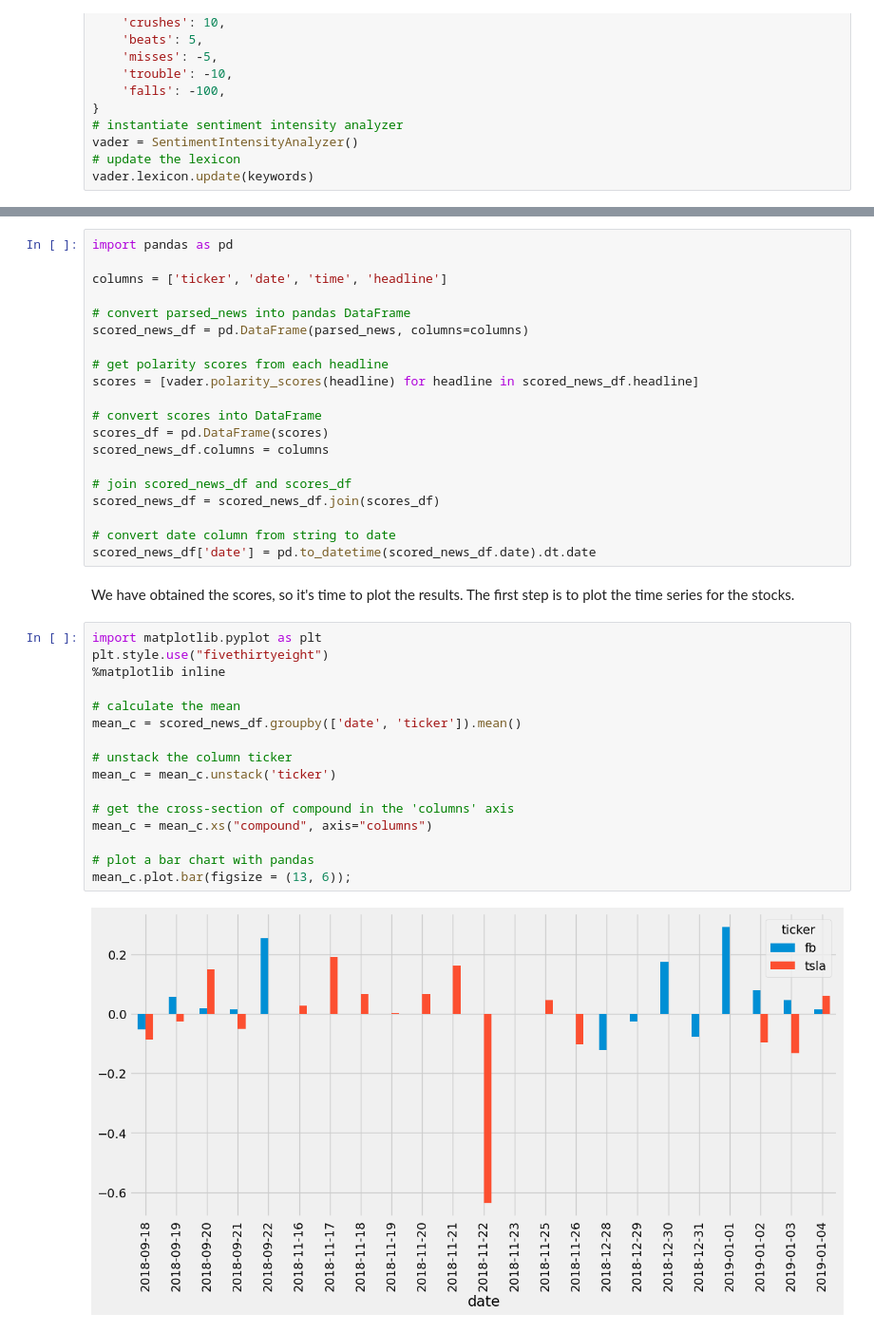
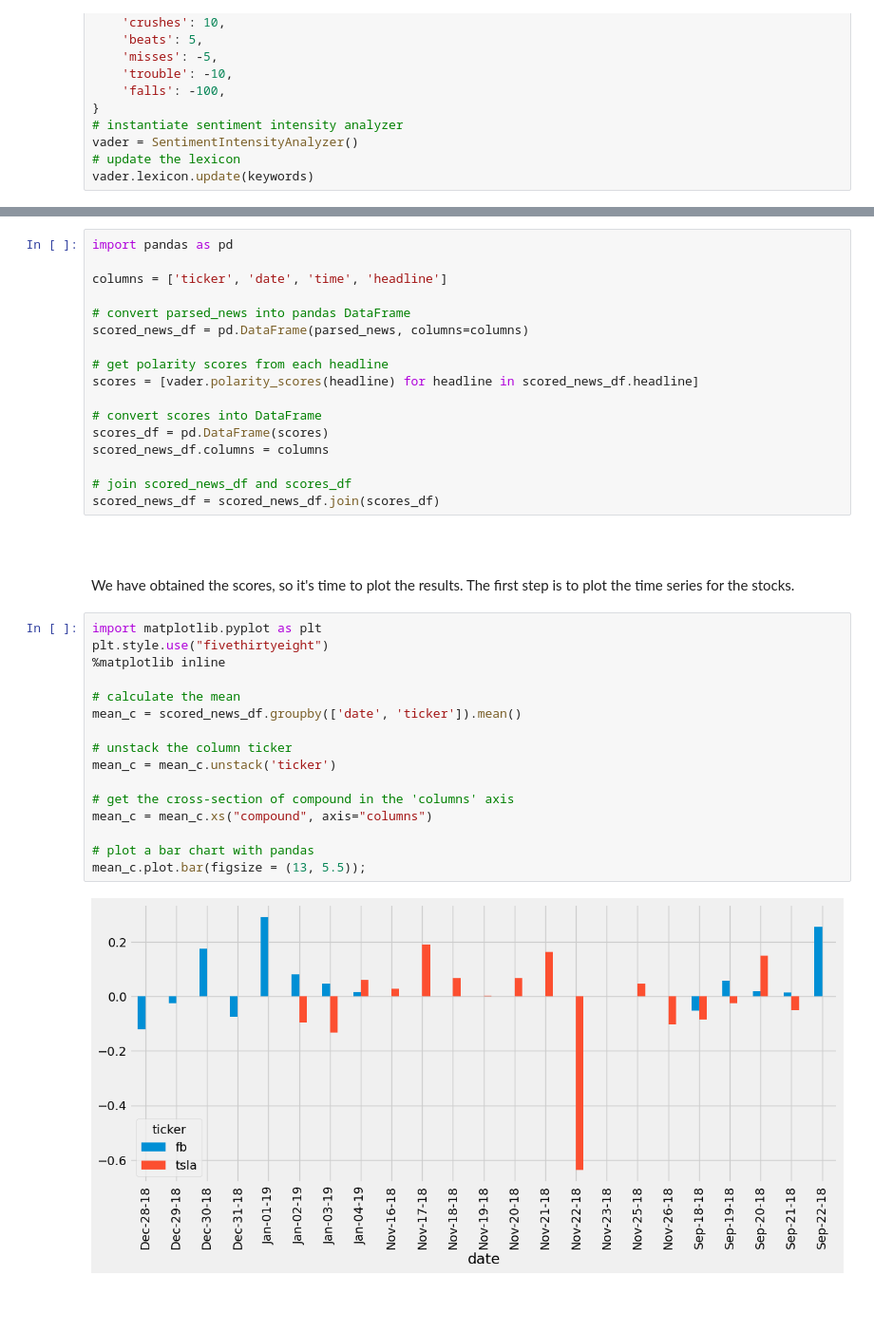
Before and after one commit to danielxu04/stock-sentiment, a Jupyter notebook: notebook.ipynb, the cells around one changed output, grey strips where cells are left out. Shown at 95% size. Saved outputs shown, nothing was run; the diff lists cells and outputs as text; blank space fills up the shorter version.

Commit message:
facebook day-trade visualization

```diff
--- a/notebook.ipynb
+++ b/notebook.ipynb
@@ -111,27 +116,24 @@ scored_news_df.columns = columns
 
 # join scored_news_df and scores_df
 scored_news_df = scored_news_df.join(scores_df)
-
-# convert date column from string to date
-scored_news_df['date'] = pd.to_datetime(scored_news_df.date).dt.date
 # %% [markdown]
-We have obtained the scores, so it's time to plot the results. The first step is to plot the time series for the stocks.
+<br /><br />We have obtained the scores, so it's time to plot the results. The first step is to plot the time series for the stocks.<br />
 # %%
 import matplotlib.pyplot as plt
 plt.style.use("fivethirtyeight")
 %matplotlib inline
 
 # calculate the mean
 mean_c = scored_news_df.groupby(['date', 'ticker']).mean()
 
 # unstack the column ticker
 mean_c = mean_c.unstack('ticker')
 
 # get the cross-section of compound in the 'columns' axis
 mean_c = mean_c.xs("compound", axis="columns")
 
 # plot a bar chart with pandas
-mean_c.plot.bar(figsize = (13, 6));
+mean_c.plot.bar(figsize = (13, 5.5));
 # %% [output]
-[figure, old version]
+[figure, new version]
 # %% [markdown]
```
Also changed, not shown: parts of 11 cells of this notebook.
